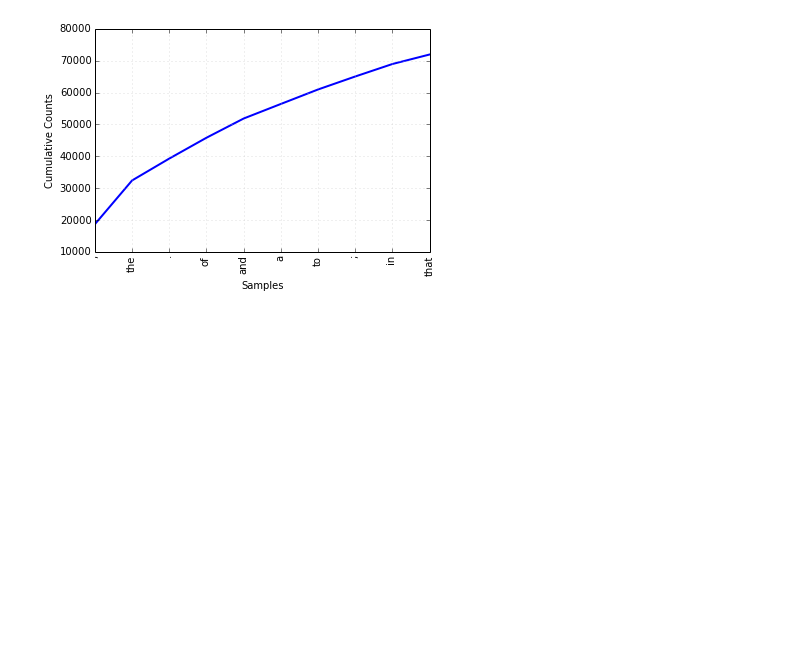
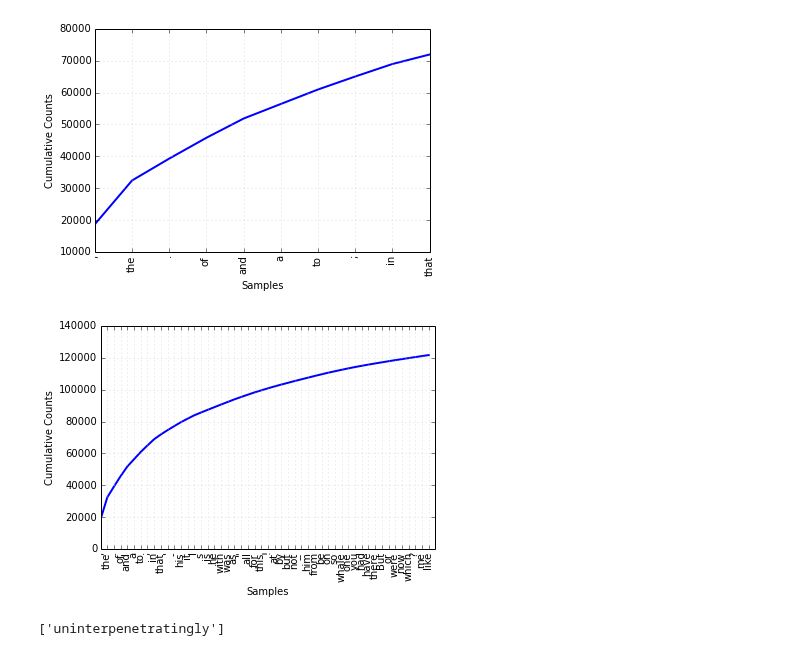
Before and after one commit to Dawny33/Data-Mining-and-ML, a Jupyter notebook: NLP/Learning NLP.ipynb, the cells around one changed output. Drawn from its saved outputs; the diff is of its cells as text; code cells hidden in the pictures; blank space fills up the shorter version.

```diff
--- a/NLP/Learning NLP.ipynb
+++ b/NLP/Learning NLP.ipynb
@@ -137,3 +136,13 @@ fdist1.plot(10, cumulative=True)
 [figure]
 # %%
 #fdist1.hapaxes()
+
+fdist1.plot(50, cumulative = True)
+# %% [output]
+[figure, added]
+# %%
+V = set(text1)
+desired = [i for i in V if len(i) >= 20]
+sorted(desired)
+# %% [output]
+['uninterpenetratingly']
```
Also changed, not shown: parts of 12 cells of this notebook.
